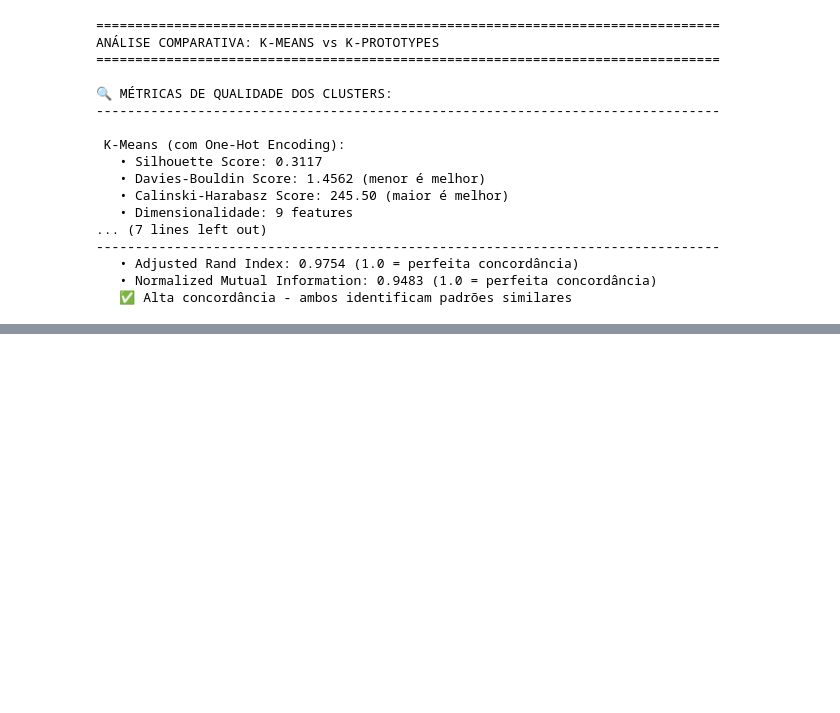
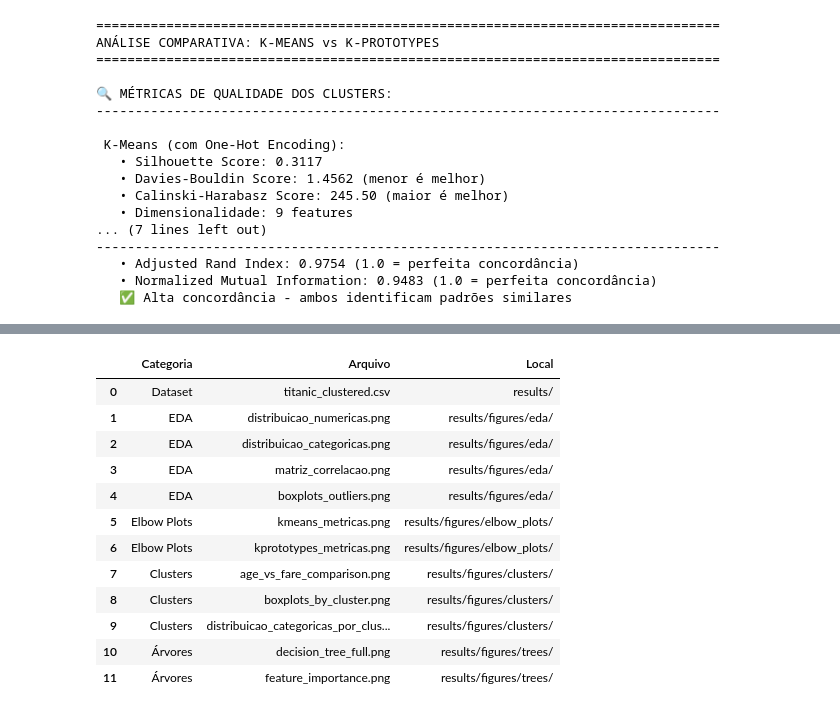
Before and after one commit to jvictornobre27/titanic-clustering-comparison, a Jupyter notebook: notebooks/titanic_clustering.ipynb, the cells around one changed output, grey strips where cells are left out. Cells and saved outputs as stored; diff of their text form; code cells hidden in the pictures; blank space fills up the shorter version.

```diff
--- a/notebooks/titanic_clustering.ipynb
+++ b/notebooks/titanic_clustering.ipynb
@@ -582,19 +660,24 @@ silhouette_scores_kproto = []
 print("\n🔄 Testando diferentes valores de k...\n")
 print("⚠️ K-Prototypes pode demorar mais (lida com dados categóricos nativamente)\n")
 
+results_kp = []
 for k in k_range:
-    # Treinando K-Prototypes
     kproto = KPrototypes(n_clusters=k, init='Huang', random_state=42, verbose=0, max_iter=100)
     labels = kproto.fit_predict(df_kproto.values, categorical=categorical_indices)
 
-    # Calculando métricas
     cost = kproto.cost_
     silhouette = silhouette_score(df_kproto, labels)
 
     costs_kproto.append(cost)
     silhouette_scores_kproto.append(silhouette)
 
-    print(f"k={k:2d} | Cost: {cost:7.2f} | Silhouette: {silhouette:.3f}")
+    results_kp.append({
+        'k': k,
+        'Cost': f"{cost:.2f}",
+        'Silhouette': f"{silhouette:.3f}"
+    })
+
+display(pd.DataFrame(results_kp))
 # %% [output]
 ===========================================================================
 OTIMIZAÇÃO DO NÚMERO DE CLUSTERS - K-PROTOTYPES
@@ -1300,21 +1403,53 @@ Baseado na análise dos {} clusters encontrados:
     K_OPTIMAL
 ))
 
-print("=" * 80)
-print("✅ ANÁLISE COMPLETA FINALIZADA!")
+# Salvando resultados finais
+print("\n" + "=" * 80)
+print("SALVANDO RESULTADOS")
 print("=" * 80)
 
-print("\n💾 Para salvar os resultados:")
-print("   • df_work.to_csv('results/clustered_data.csv', index=False)")
-print("   • Salve os gráficos manualmente ou use plt.savefig()")
-print("\n📊 Para apresentação:")
-print("   • Foque nos gráficos comparativos")
-print("   • Destaque as regras de decisão extraídas")
-print("   • Enfatize a interpretabilidade do K-Prototypes")
+# Salvando dataset com clusters
+df_work.to_csv('results/titanic_clustered.csv', index=False)
+print("✅ Dataset com clusters salvo: results/titanic_clustered.csv")
 
-# Salvando resultados (opcional)
-# df_work.to_csv('results/titanic_clustered.csv', index=False)
-# print("✅ Resultados salvos em 'results/titanic_clustered.csv'")
+# Resumo dos arquivos gerados
+files_summary = pd.DataFrame({
+    'Categoria': ['Dataset', 'EDA', 'EDA', 'EDA', 'EDA', 'Elbow Plots', 'Elbow Plots',
+                  'Clusters', 'Clusters', 'Clusters', 'Árvores', 'Árvores'],
+    'Arquivo': [
+        'titanic_clustered.csv',
+        'distribuicao_numericas.png',
+        'distribuicao_categoricas.png',
+        'matriz_correlacao.png',
+        'boxplots_outliers.png',
+        'kmeans_metricas.png',
+        'kprototypes_metricas.png',
+        'age_vs_fare_comparison.png',
+        'boxplots_by_cluster.png',
+        'distribuicao_categoricas_por_cluster.png',
+        'decision_tree_full.png',
+        'feature_importance.png'
+    ],
+    'Local': [
+        'results/',
+        'results/figures/eda/',
+        'results/figures/eda/',
+        'results/figures/eda/',
+        'results/figures/eda/',
+        'results/figures/elbow_plots/',
+        'results/figures/elbow_plots/',
+        'results/figures/clusters/',
+        'results/figures/clusters/',
+        'results/figures/clusters/',
+        'results/figures/trees/',
+        'results/figures/trees/'
+    ]
+})
+
+print("\nArquivos gerados:")
+display(files_summary)
+
+print("\n✅ Análise completa! Todos os resultados salvos.")
 # %% [output]
 ================================================================================
 CONCLUSÕES E RECOMENDAÇÕES
@@ -1335,0 +1471,13 @@ CONCLUSÕES E RECOMENDAÇÕES
+|  | Categoria | Arquivo | Local |
+| 0 | Dataset | titanic_clustered.csv | results/ |
+| 1 | EDA | distribuicao_numericas.png | results/figures/eda/ |
+| 2 | EDA | distribuicao_categoricas.png | results/figures/eda/ |
+| 3 | EDA | matriz_correlacao.png | results/figures/eda/ |
+| 4 | EDA | boxplots_outliers.png | results/figures/eda/ |
+| 5 | Elbow Plots | kmeans_metricas.png | results/figures/elbow_plots/ |
+| 6 | Elbow Plots | kprototypes_metricas.png | results/figures/elbow_plots/ |
+| 7 | Clusters | age_vs_fare_comparison.png | results/figures/clusters/ |
+| 8 | Clusters | boxplots_by_cluster.png | results/figures/clusters/ |
+| 9 | Clusters | distribuicao_categoricas_por_clus... | results/figures/clusters/ |
+| 10 | Árvores | decision_tree_full.png | results/figures/trees/ |
+| 11 | Árvores | feature_importance.png | results/figures/trees/ |
```
Also changed, not shown: parts of 18 cells of this notebook, 13 other files.
